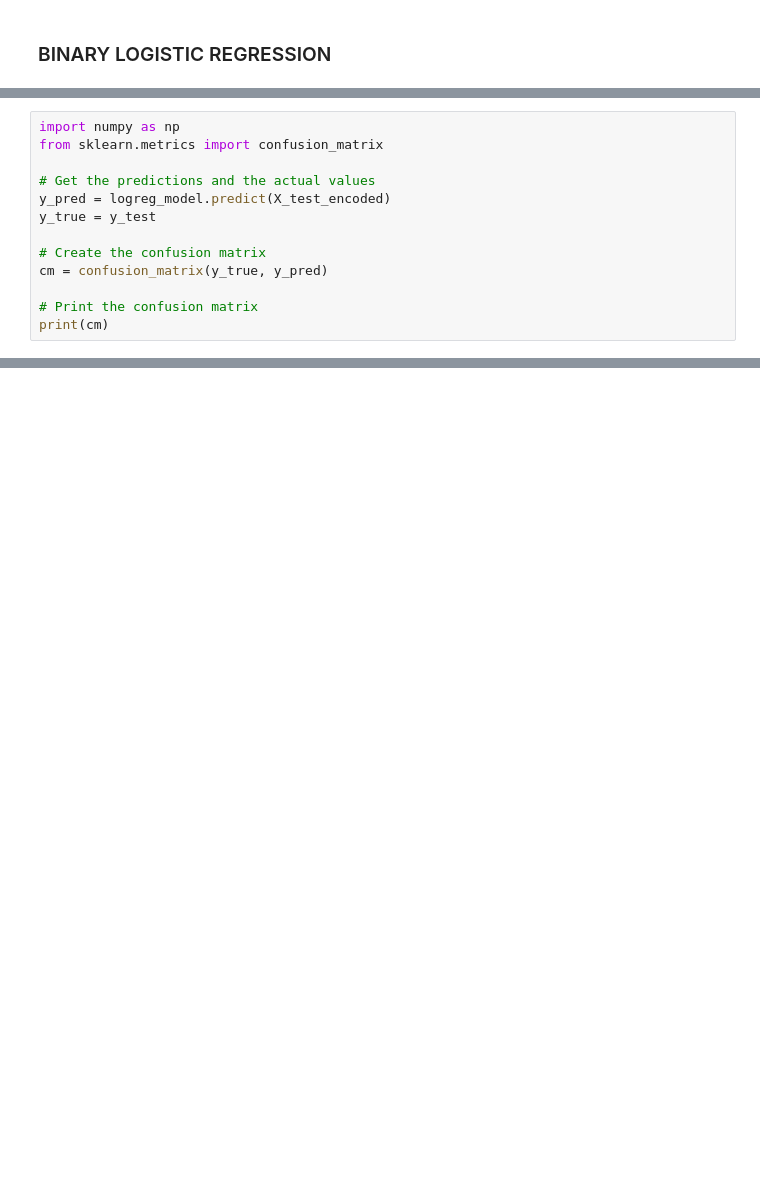
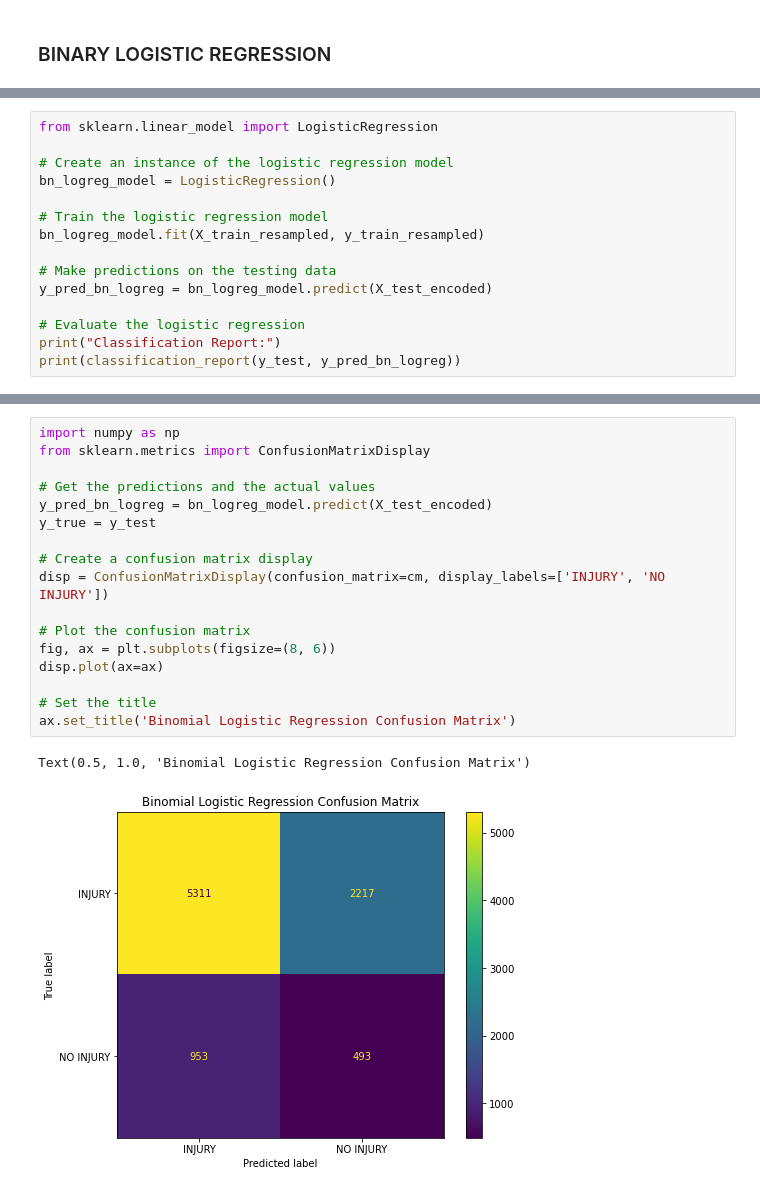
Before and after one commit to SangyunT/Chicago_Car_Crashes_Classification, a Jupyter notebook: index.ipynb, the cells around one changed output, grey strips where cells are left out. Drawn from its saved outputs; the diff is of its cells as text; blank space fills up the shorter version.

```diff
--- a/index.ipynb
+++ b/index.ipynb
@@ -439,13 +442,0 @@ weighted avg       0.74      0.65      0.68     10769
-# %%
-import numpy as np
-from sklearn.metrics import confusion_matrix
-
-# Get the predictions and the actual values
-y_pred = logreg_model.predict(X_test_encoded)
-y_true = y_test
-
-# Create the confusion matrix
-cm = confusion_matrix(y_true, y_pred)
-
-# Print the confusion matrix
-print(cm)
@@ -735,0 +443,15 @@ You can try to debug the error by setting error_score='raise'.
+# %%
+from sklearn.linear_model import LogisticRegression
+
+# Create an instance of the logistic regression model
+bn_logreg_model = LogisticRegression()
+
+# Train the logistic regression model
+bn_logreg_model.fit(X_train_resampled, y_train_resampled)
+
+# Make predictions on the testing data
+y_pred_bn_logreg = bn_logreg_model.predict(X_test_encoded)
+
+# Evaluate the logistic regression
+print("Classification Report:")
+print(classification_report(y_test, y_pred_bn_logreg))
@@ -735,0 +516,20 @@ You can try to debug the error by setting error_score='raise'.
+# %%
+import numpy as np
+from sklearn.metrics import ConfusionMatrixDisplay
+
+# Get the predictions and the actual values
+y_pred_bn_logreg = bn_logreg_model.predict(X_test_encoded)
+y_true = y_test
+
+# Create a confusion matrix display
+disp = ConfusionMatrixDisplay(confusion_matrix=cm, display_labels=['INJURY', 'NO INJURY'])
+
+# Plot the confusion matrix
+fig, ax = plt.subplots(figsize=(8, 6))
+disp.plot(ax=ax)
+
+# Set the title
+ax.set_title('Binomial Logistic Regression Confusion Matrix')
+# %% [output]
+Text(0.5, 1.0, 'Binomial Logistic Regression Confusion Matrix')
+[figure, added]
```
Also changed, not shown: parts of 66 cells of this notebook.
